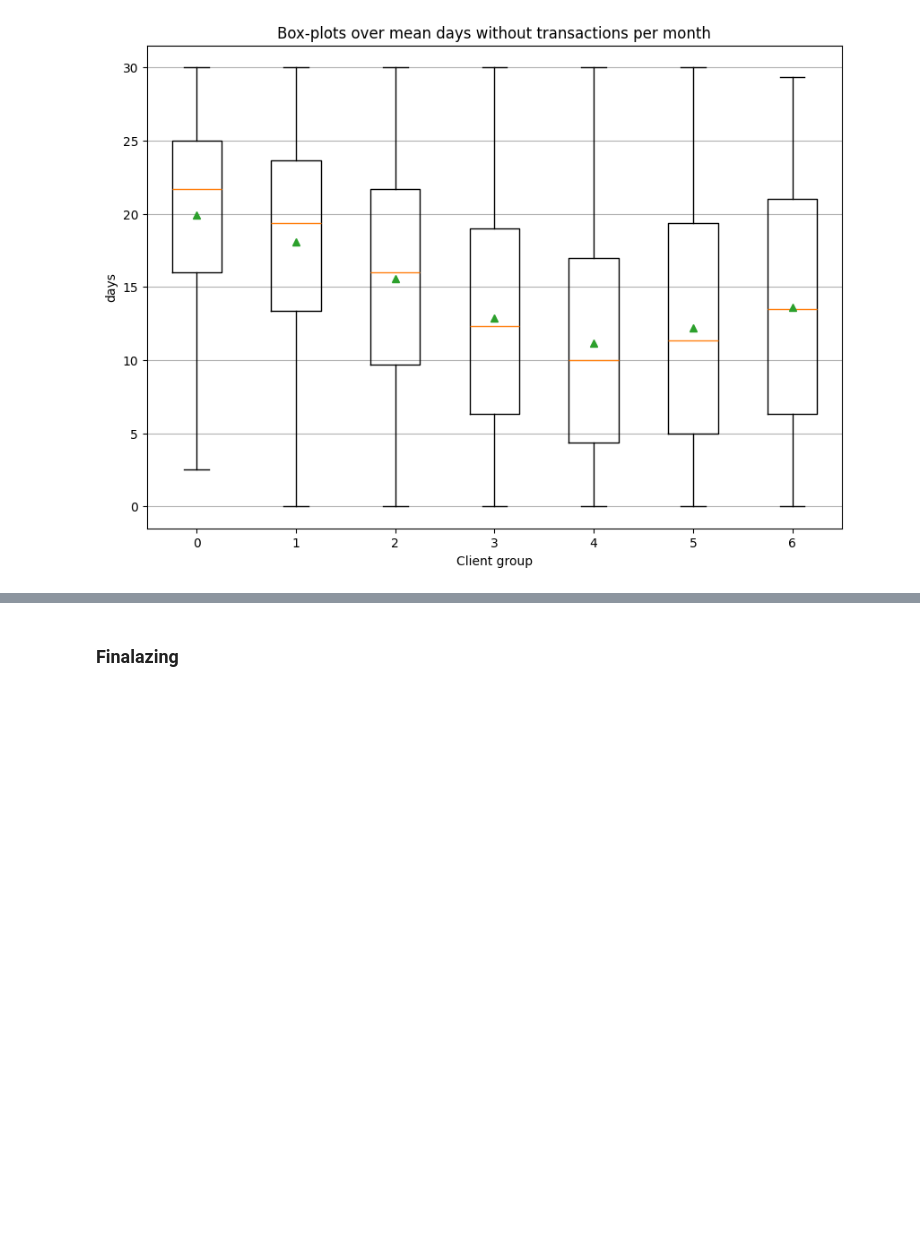
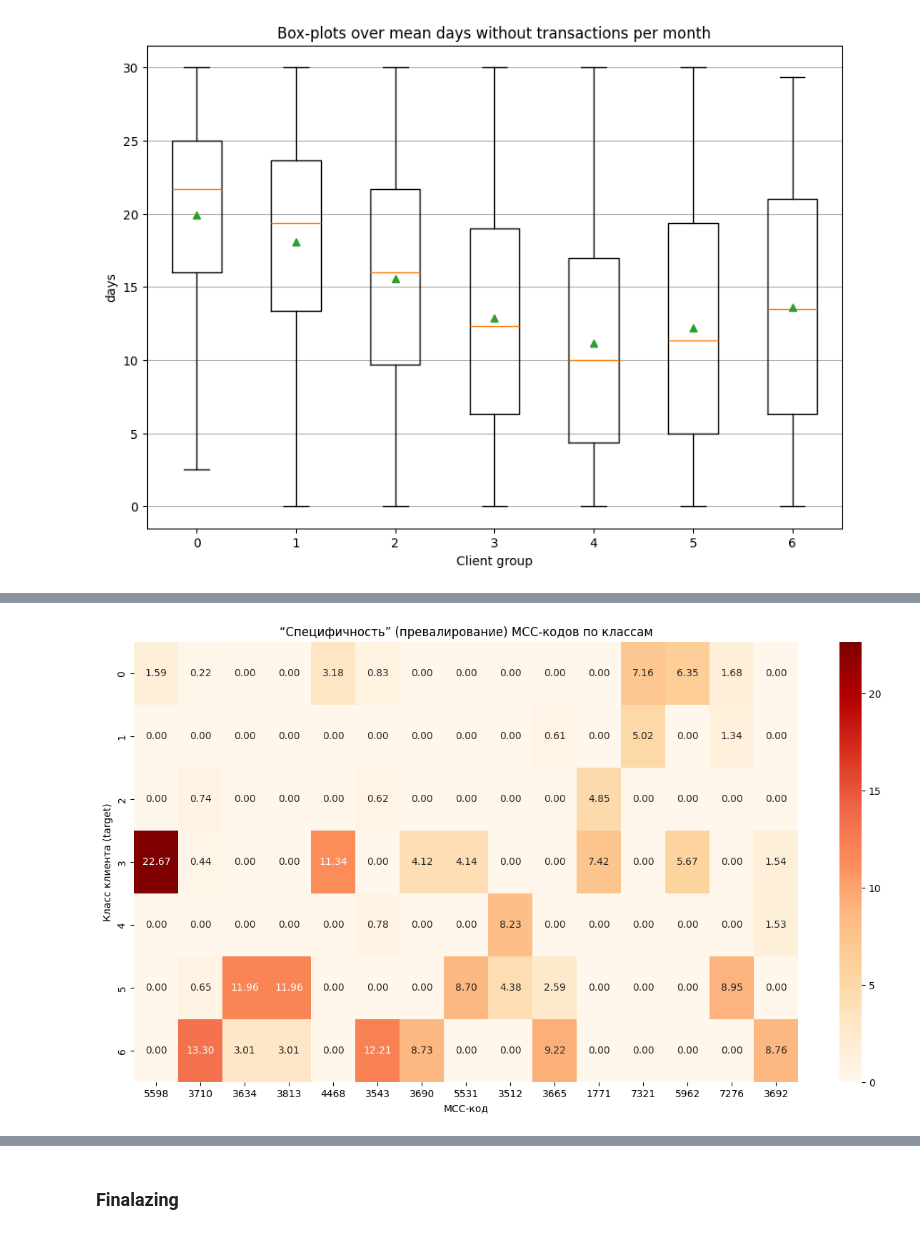
Before and after one commit to ATHigh/Alfa-Summer-Challenge, a Jupyter notebook: src/solution.ipynb, the cells around one changed output, grey strips where cells are left out. Saved outputs shown, nothing was run; the diff lists cells and outputs as text; code cells hidden in the pictures; blank space fills up the shorter version.

```diff
--- a/src/solution.ipynb
+++ b/src/solution.ipynb
@@ -548,0 +672,34 @@ result.head()
+# %%
+import numpy as np
+
+# Для каждой ячейки: доля этого MCC-кода в этом классе / средняя доля этого MCC по другим классам
+prevalence = share_clients.copy()
+
+for target in share_clients.index:
+    for mcc in share_clients.columns:
+        value = share_clients.loc[target, mcc]
+        other_targets = share_clients.index.difference([target])
+        # Средняя доля по другим классам
+        mean_others = share_clients.loc[other_targets, mcc].mean()
+        # Защита от деления на 0
+        if mean_others > 0:
+            prevalence.loc[target, mcc] = value / mean_others
+        else:
+            prevalence.loc[target, mcc] = np.nan  # или любое другое значение (например, value)
+
+# Чем больше >1, тем “уникальнее” этот MCC-код для данного класса
+# %%
+# Например, топ-15 по суммарной специфичности
+top_mcc = prevalence.sum().sort_values(ascending=False).head(15).index
+
+import matplotlib.pyplot as plt
+import seaborn as sns
+
+plt.figure(figsize=(15, 8))
+sns.heatmap(prevalence[top_mcc], annot=True, fmt=".2f", cmap="OrRd")
+plt.title('“Специфичность” (превалирование) MCC-кодов по классам')
+plt.xlabel('MCC-код')
+plt.ylabel('Класс клиента (target)')
+plt.show()
+# %% [output]
+[figure, added]
```
Also changed, not shown: parts of 60 cells of this notebook.
